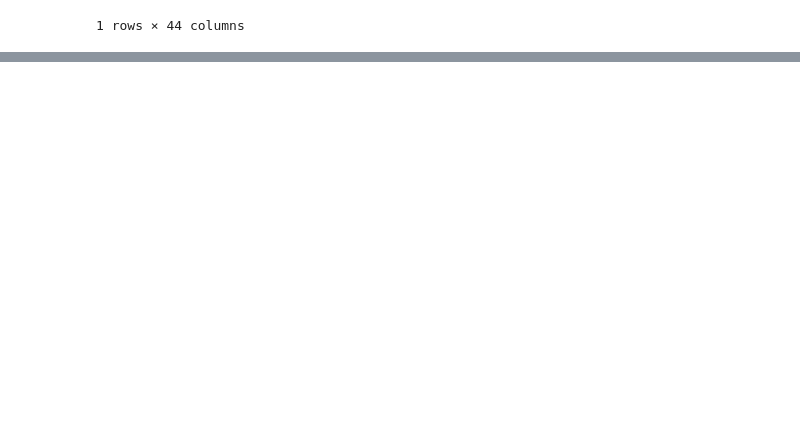
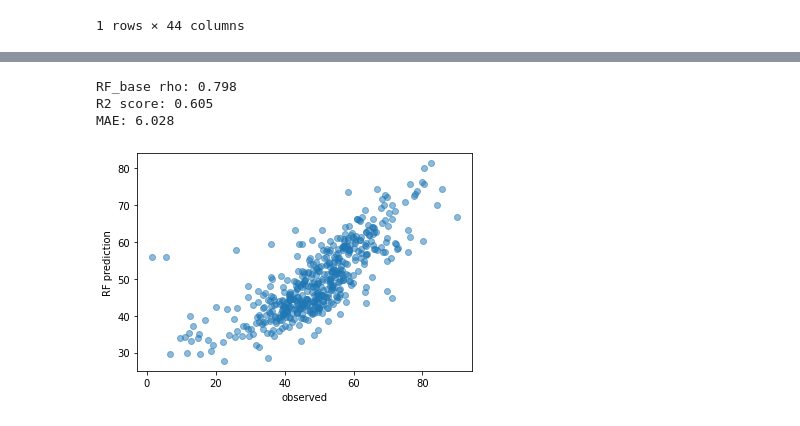
Before and after one commit to ralidimitrova/DS4A_team27, a Jupyter notebook: prediction_modelling/prediction_modelling.ipynb, the cells around one changed output, grey strips where cells are left out. Drawn from its saved outputs; the diff is of its cells as text; code cells hidden in the pictures; blank space fills up the shorter version.

```diff
--- a/prediction_modelling/prediction_modelling.ipynb
+++ b/prediction_modelling/prediction_modelling.ipynb
@@ -333,0 +385,13 @@ df_all[df_all['fips'] == 25019]
+# %%
+etr_base = ExtraTreesRegressor()
+
+etr_base.fit(X_train, y_train)
+y_train_etr_base = etr_base.predict(X_train)
+
+print('RF_base rho: {:.3f}'.format(spearmanr(y_train,y_train_etr_base)[0]))
+print('R2 score: {:.3f}'.format(r2_score(y_train,y_train_etr_base)))
+print('MAE: {:.3f}'.format(mean_absolute_error(y_train,y_train_etr_base)))
+print()
+plt.scatter(y_train,y_train_etr_base, alpha = 0.5)
+plt.xlabel('observed'), plt.ylabel('RF prediction')
+plt.show()
@@ -333,0 +403,16 @@ df_all[df_all['fips'] == 25019]
+# %%
+etr_base.fit(X_train, y_train)
+y_val_etr_base = etr_base.predict(X_val)
+
+print('RF_base rho: {:.3f}'.format(spearmanr(y_val,y_val_etr_base)[0]))
+print('R2 score: {:.3f}'.format(r2_score(y_val,y_val_etr_base)))
+print('MAE: {:.3f}'.format(mean_absolute_error(y_val,y_val_etr_base)))
+print()
+plt.scatter(y_val,y_val_etr_base, alpha = 0.5)
+plt.xlabel('observed'), plt.ylabel('RF prediction')
+plt.show()
+# %% [output]
+RF_base rho: 0.798
+R2 score: 0.605
+MAE: 6.028
+[figure, added]
```
Also changed, not shown: parts of 15 cells of this notebook.
